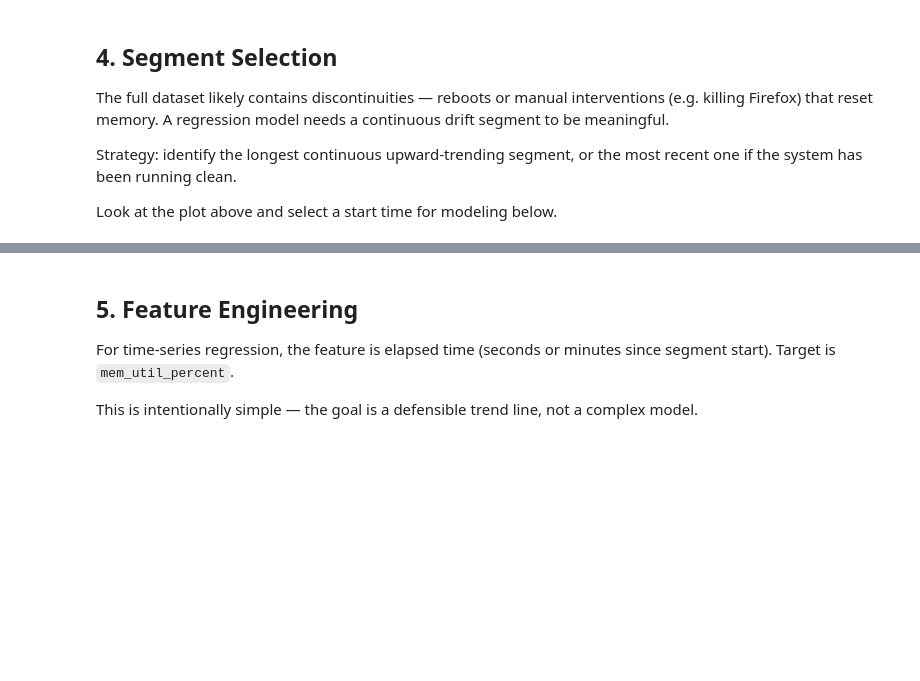
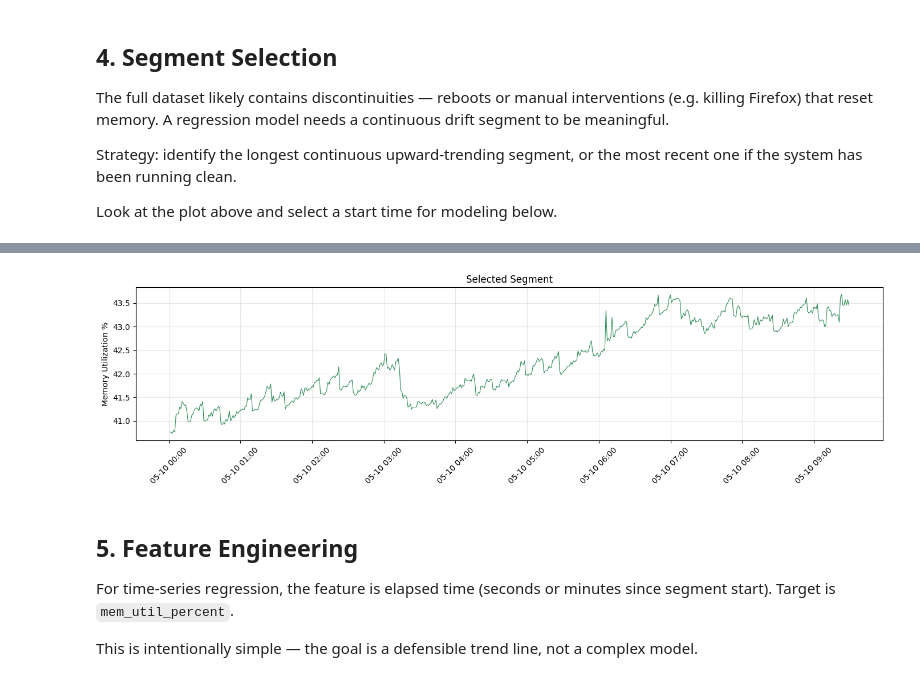
Before and after one commit to BISHDP/homelab-ai, a Jupyter notebook: monitor/notebooks/03_ram_growth_predictor.ipynb, the cells around one changed output, grey strips where cells are left out. Saved outputs shown, nothing was run; the diff lists cells and outputs as text; code cells hidden in the pictures; blank space fills up the shorter version.

```diff
--- a/monitor/notebooks/03_ram_growth_predictor.ipynb
+++ b/monitor/notebooks/03_ram_growth_predictor.ipynb
@@ -103,12 +101,10 @@ Strategy: identify the longest continuous upward-trending segment, or the most r
 
 Look at the plot above and select a start time for modeling below.
 # %%
-# TODO: Adjust segment_start after reviewing the plot above
-# Example: segment_start = pd.Timestamp('2026-05-10 00:00:00')
-segment_start = pd.Timestamp('2026-05-08 14:53:00')
-segment_end = pd.Timestamp('2026-05-10 12:00:00')
+segment_start = pd.Timestamp('2026-05-10 00:00:00')
+segment_end = pd.Timestamp('2026-05-10 09:30:00')
 
-df_segment = df[(df.index >= segment_start) &(df.index <= segment_end)].copy()
+df_segment = df[(df.index >= segment_start) & (df.index <= segment_end)].copy()
 print(f'Segment rows: {len(df_segment)}')
 print(f'Segment range: {df_segment.index.min()} → {df_segment.index.max()}')
 
@@ -120,3 +116,4 @@ ax.xaxis.set_major_formatter(mdates.DateFormatter('%m-%d %H:%M'))
 plt.xticks(rotation=45)
 plt.tight_layout()
 plt.show()
+# %% [output]
@@ -123,3 +122,4 @@ plt.show()
+[figure, added]
 # %% [markdown]
 ## 5. Feature Engineering
 
```
Also changed, not shown: parts of 12 cells of this notebook, 2 other files.
